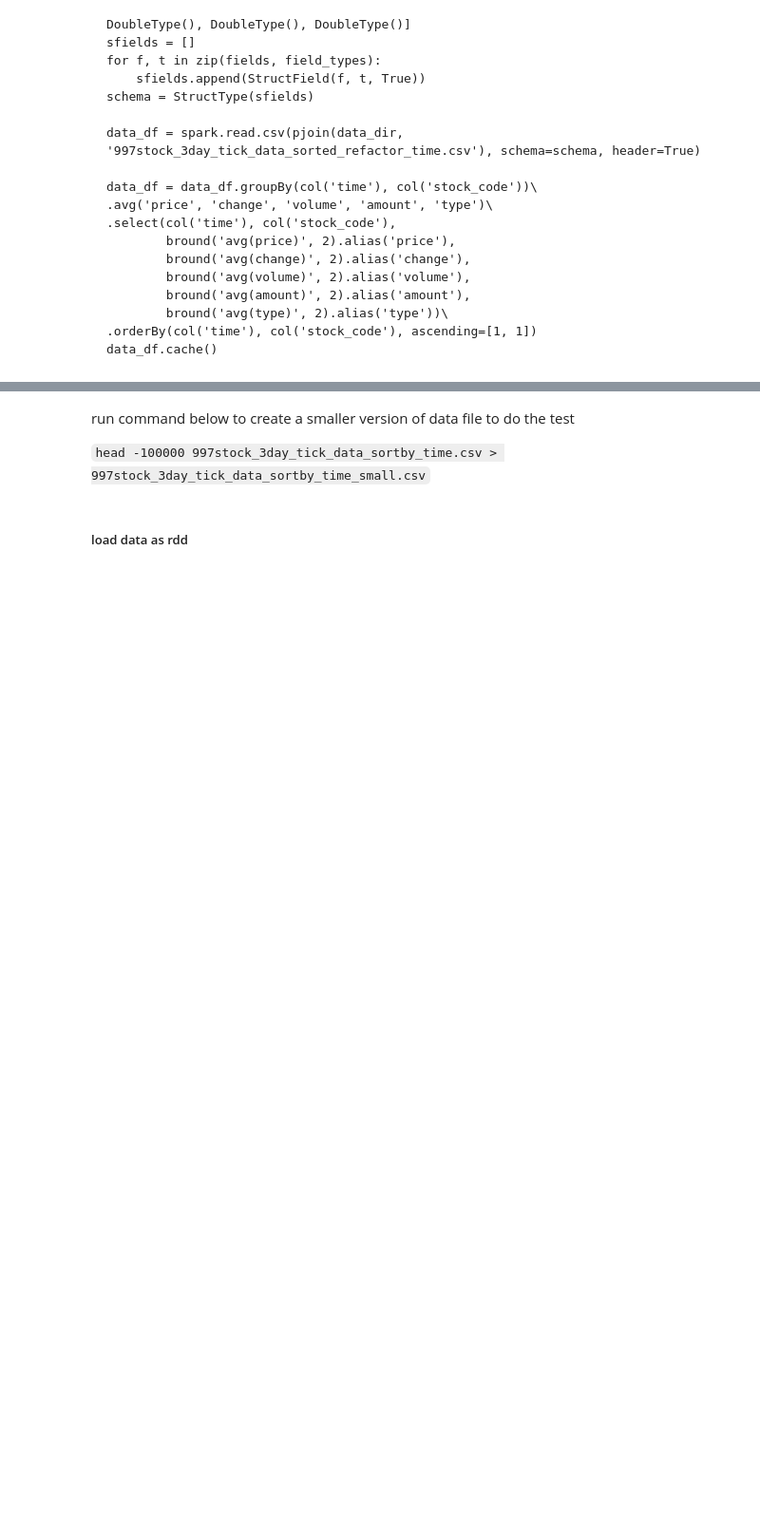
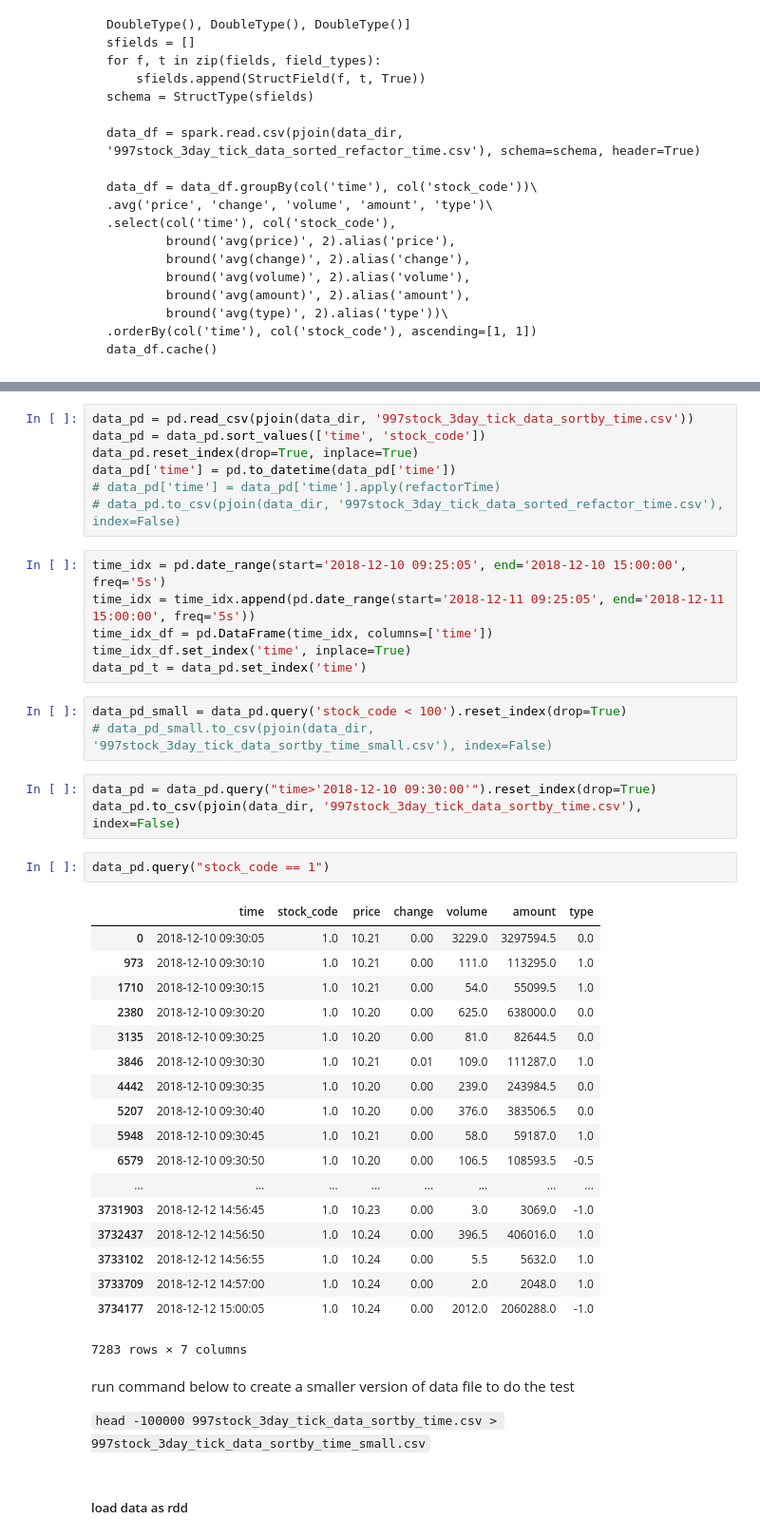
Before and after one commit to cchencool/real-time-stock-analysis-platform, a Jupyter notebook: code/jupyter/stream.ipynb, the cells around one changed output, grey strips where cells are left out. Shown at 95% size. Saved outputs shown, nothing was run; the diff lists cells and outputs as text; blank space fills up the shorter version.

````diff
--- a/code/jupyter/stream.ipynb
+++ b/code/jupyter/stream.ipynb
@@ -386,4 +388,44 @@ data_pd.to_csv(pjoin(data_dir, '997stock_3day_tick_data_sortby_time.csv'), index
 ```
+# %%
+data_pd = pd.read_csv(pjoin(data_dir, '997stock_3day_tick_data_sortby_time.csv'))
+data_pd = data_pd.sort_values(['time', 'stock_code'])
+data_pd.reset_index(drop=True, inplace=True)
+data_pd['time'] = pd.to_datetime(data_pd['time'])
+# data_pd['time'] = data_pd['time'].apply(refactorTime)
+# data_pd.to_csv(pjoin(data_dir, '997stock_3day_tick_data_sorted_refactor_time.csv'), index=False)
+# %%
+time_idx = pd.date_range(start='2018-12-10 09:25:05', end='2018-12-10 15:00:00', freq='5s')
+time_idx = time_idx.append(pd.date_range(start='2018-12-11 09:25:05', end='2018-12-11 15:00:00', freq='5s'))
+time_idx_df = pd.DataFrame(time_idx, columns=['time'])
+time_idx_df.set_index('time', inplace=True)
+data_pd_t = data_pd.set_index('time')
+# %%
+data_pd_small = data_pd.query('stock_code < 100').reset_index(drop=True)
+# data_pd_small.to_csv(pjoin(data_dir, '997stock_3day_tick_data_sortby_time_small.csv'), index=False)
+# %%
+data_pd = data_pd.query("time>'2018-12-10 09:30:00'").reset_index(drop=True)
+data_pd.to_csv(pjoin(data_dir, '997stock_3day_tick_data_sortby_time.csv'), index=False)
+# %%
+data_pd.query("stock_code == 1")
+# %% [output]
+|  | time | stock_code | price | change | volume | amount | type |
+| 0 | 2018-12-10 09:30:05 | 1.0 | 10.21 | 0.00 | 3229.0 | 3297594.5 | 0.0 |
+| 973 | 2018-12-10 09:30:10 | 1.0 | 10.21 | 0.00 | 111.0 | 113295.0 | 1.0 |
+| 1710 | 2018-12-10 09:30:15 | 1.0 | 10.21 | 0.00 | 54.0 | 55099.5 | 1.0 |
+| 2380 | 2018-12-10 09:30:20 | 1.0 | 10.20 | 0.00 | 625.0 | 638000.0 | 0.0 |
+| 3135 | 2018-12-10 09:30:25 | 1.0 | 10.20 | 0.00 | 81.0 | 82644.5 | 0.0 |
+| 3846 | 2018-12-10 09:30:30 | 1.0 | 10.21 | 0.01 | 109.0 | 111287.0 | 1.0 |
+| 4442 | 2018-12-10 09:30:35 | 1.0 | 10.20 | 0.00 | 239.0 | 243984.5 | 0.0 |
+| 5207 | 2018-12-10 09:30:40 | 1.0 | 10.20 | 0.00 | 376.0 | 383506.5 | 0.0 |
+| 5948 | 2018-12-10 09:30:45 | 1.0 | 10.21 | 0.00 | 58.0 | 59187.0 | 1.0 |
+| 6579 | 2018-12-10 09:30:50 | 1.0 | 10.20 | 0.00 | 106.5 | 108593.5 | -0.5 |
+| ... | ... | ... | ... | ... | ... | ... | ... |
+| 3731903 | 2018-12-12 14:56:45 | 1.0 | 10.23 | 0.00 | 3.0 | 3069.0 | -1.0 |
+| 3732437 | 2018-12-12 14:56:50 | 1.0 | 10.24 | 0.00 | 396.5 | 406016.0 | 1.0 |
+| 3733102 | 2018-12-12 14:56:55 | 1.0 | 10.24 | 0.00 | 5.5 | 5632.0 | 1.0 |
+| 3733709 | 2018-12-12 14:57:00 | 1.0 | 10.24 | 0.00 | 2.0 | 2048.0 | 1.0 |
+| 3734177 | 2018-12-12 15:00:05 | 1.0 | 10.24 | 0.00 | 2012.0 | 2060288.0 | -1.0 |
+7283 rows × 7 columns
 # %% [markdown]
 run command below to create a smaller version of data file to do the test
 
````
Also changed, not shown: parts of 4 cells of this notebook, 9 other files.
